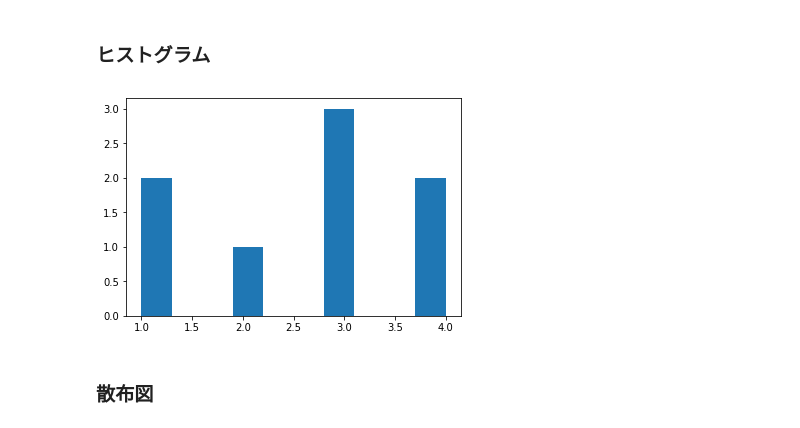
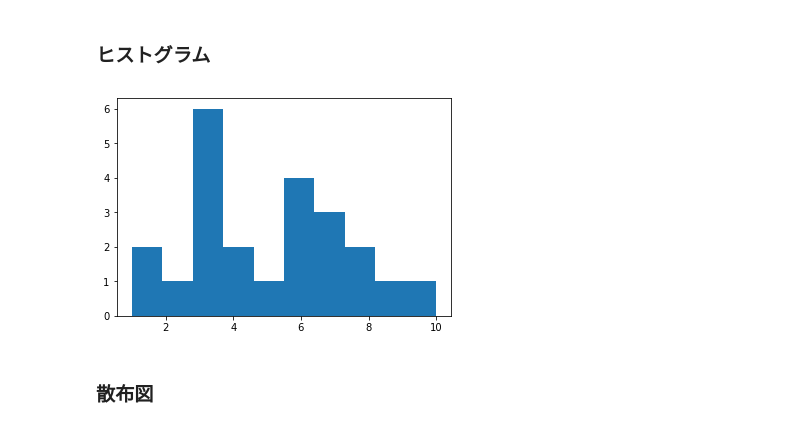
Before and after one commit to terapyon/intro-to-visualization-tutorial, a Jupyter notebook: 3-visualization/3-2-Matplotlib-basic.ipynb, the cells around one changed output. Saved outputs shown, nothing was run; the diff lists cells and outputs as text; code cells hidden in the pictures.

```diff
--- a/3-visualization/3-2-Matplotlib-basic.ipynb
+++ b/3-visualization/3-2-Matplotlib-basic.ipynb
@@ -88,9 +120,9 @@ ax.bar([1, 2, 3], [5, 3, 7])
 # %%
 fig = plt.figure()
 ax = fig.add_subplot(1, 1, 1)
-ax.hist([1, 1, 2, 3, 3, 3, 4, 4]);
+ax.hist([1, 1, 2, 3, 3, 3, 3, 3, 3, 4, 4, 5, 6, 6, 6, 6, 7, 7, 7, 8, 8, 9, 10]);
 # %% [output]
-[figure, old version]
+[figure, new version]
 # %% [markdown]
 ### 散布図
 # %%
```
Also changed, not shown: parts of 40 cells of this notebook, 5 other files.
